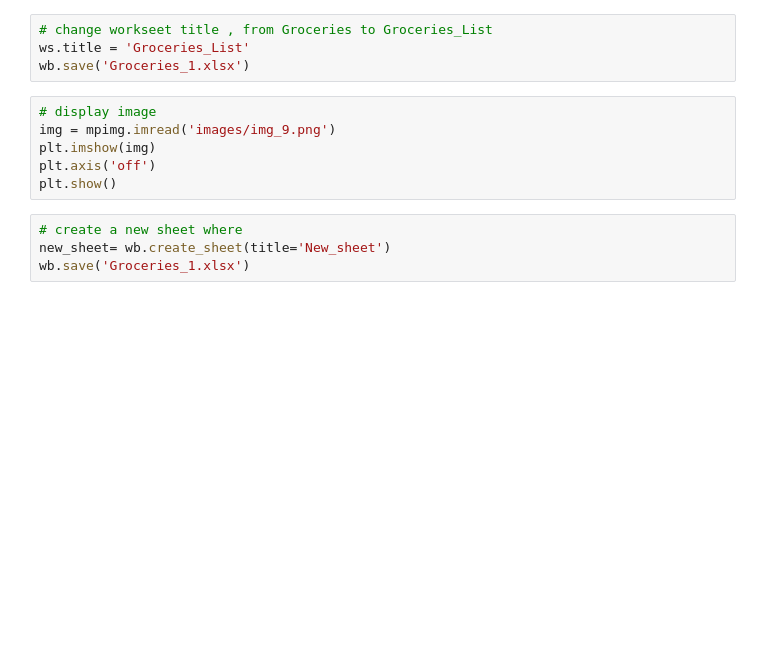
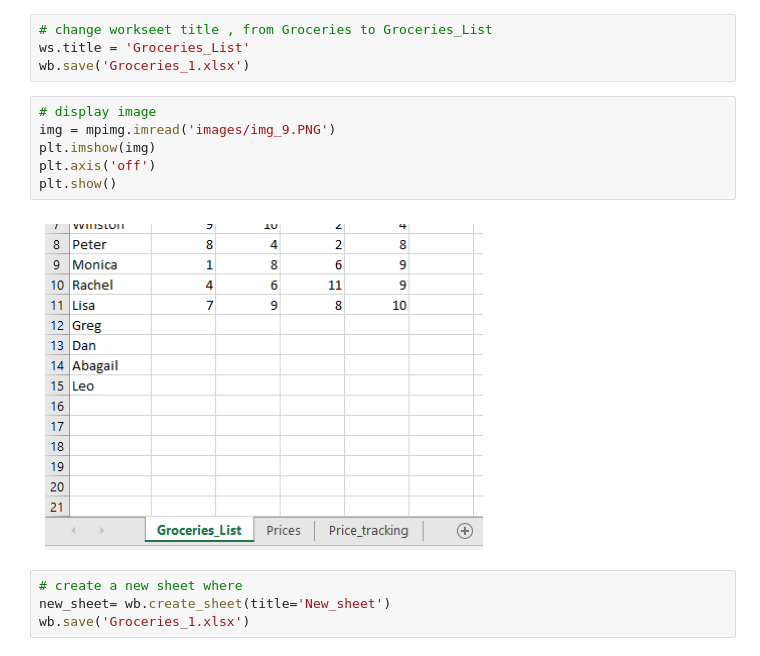
Before and after one commit to datalover2023/Module_3, a Jupyter notebook: Excel_processing_Basics_Colab_Module_3_backup_v2.ipynb, the cells around one changed output. Drawn from its saved outputs; the diff is of its cells as text; blank space fills up the shorter version.

```diff
--- a/Excel_processing_Basics_Colab_Module_3_backup_v2.ipynb
+++ b/Excel_processing_Basics_Colab_Module_3_backup_v2.ipynb
@@ -844,10 +910,12 @@ ws.title = 'Groceries_List'
 wb.save('Groceries_1.xlsx')
 # %%
 # display image
-img = mpimg.imread('images/img_9.png')
+img = mpimg.imread('images/img_9.PNG')
 plt.imshow(img)
 plt.axis('off')
 plt.show()
+# %% [output]
+[figure, added]
 # %%
 # create a new sheet where
 new_sheet= wb.create_sheet(title='New_sheet')
```
Also changed, not shown: parts of 42 cells of this notebook.
